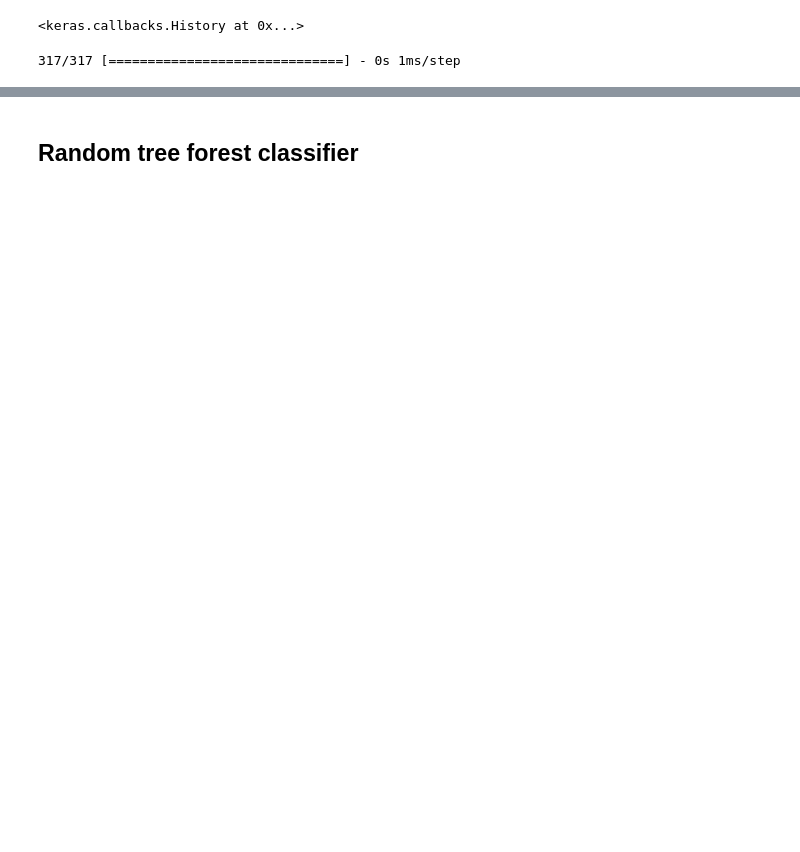
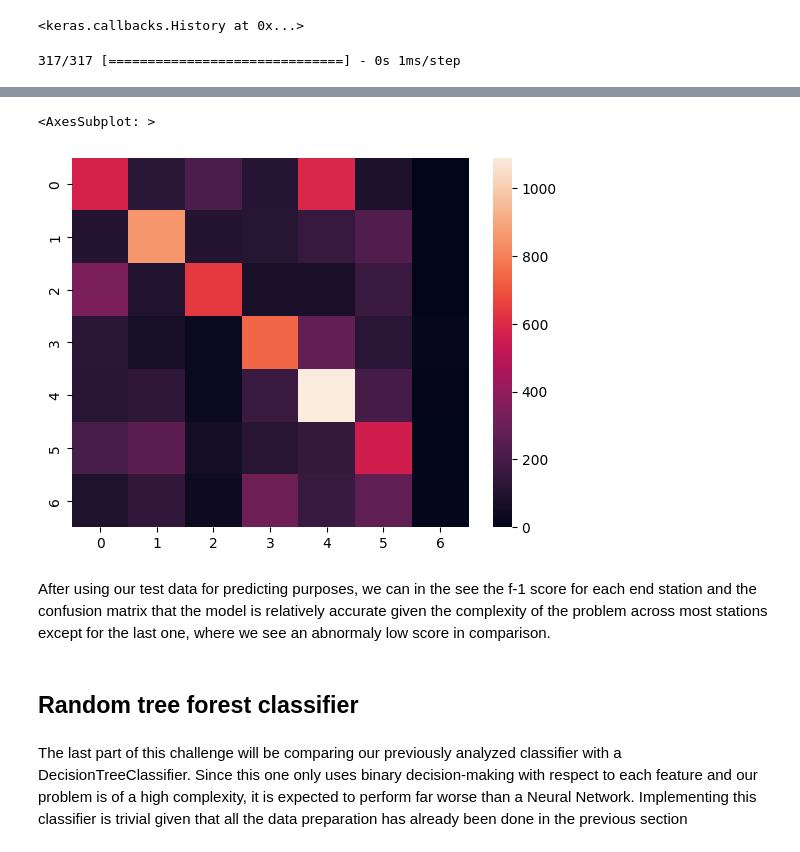
Before and after one commit to ivans14/BA_proj, a Jupyter notebook: NN.ipynb, the cells around one changed output, grey strips where cells are left out. Drawn from its saved outputs; the diff is of its cells as text; code cells hidden in the pictures; blank space fills up the shorter version.

Commit message:
all done

```diff
--- a/NN.ipynb
+++ b/NN.ipynb
@@ -427,5 +394,17 @@ y_test = y_test.astype(int)
+# %%
+from sklearn.metrics import confusion_matrix
+import seaborn as sns
+sns.heatmap(confusion_matrix(y_test,prediction))
+# %% [output]
+<AxesSubplot: >
+[figure, added]
+# %% [markdown]
+After using our test data for predicting purposes, we can in the see the f-1 score for each end station and the confusion matrix that the model is relatively accurate given the complexity of the problem across most stations except for the last one, where we see an abnormaly low score in comparison.
 # %% [markdown]
 ## Random tree forest classifier
+# %% [markdown]
+The last part of this challenge will be comparing our previously analyzed classifier with a DecisionTreeClassifier. Since this one only uses binary decision-making with respect to each feature and our problem is of a high complexity, it is expected to perform far worse than a Neural Network.
+Implementing this classifier is trivial given that all the data preparation has already been done in the previous section
 # %%
 from sklearn.tree import DecisionTreeClassifier
 # %%
```
Also changed, not shown: parts of 30 cells of this notebook, 1 other file.
